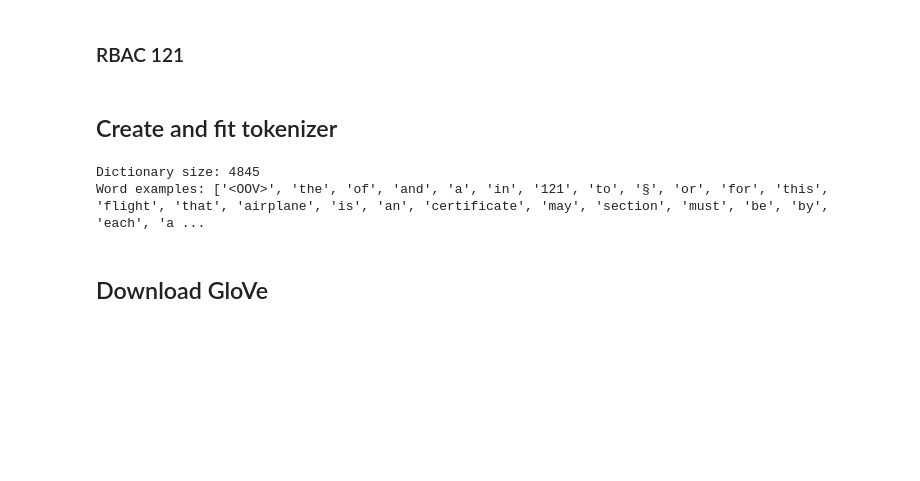
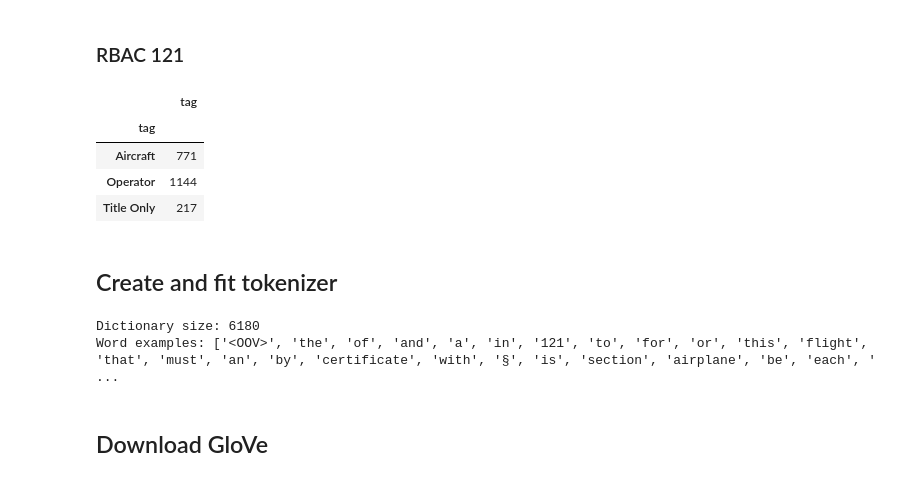
Before and after one commit to fabio-a-oliveira/NLP_Regulations, a Jupyter notebook: classify_requirements.ipynb, the cells around one changed output. Saved outputs shown, nothing was run; the diff lists cells and outputs as text; code cells hidden in the pictures; blank space fills up the shorter version.

```diff
--- a/classify_requirements.ipynb
+++ b/classify_requirements.ipynb
@@ -48,18 +48,22 @@ df_FAA.groupby('tag').agg({'tag':'count'})
 # %% [markdown]
 ### RBAC 121
 # %%
-####################
-#filepath = join(HOME, 'Regulations', 'RBAC121_sections.xlsx')
-#filepath = join(HOME, 'Regulations', 'RBAC121_nodes_labelled.xlsx')
-#df_ANAC = pd.read_excel(filepath)[['title', 'requirement', 'label', 'tag']]
+filepath = join(HOME, 'Regulations', 'RBAC121_nodes_en_labelled.xlsx')
+df_ANAC = pd.read_excel(filepath)[['title', 'requirement_en', 'label', 'tag']]
 # %%
-#df_ANAC.groupby('tag').agg({'tag':'count'})
+df_ANAC.groupby('tag').agg({'tag':'count'})
+# %% [output]
+|  | tag |
+| tag |  |
+| Aircraft | 771 |
+| Operator | 1144 |
+| Title Only | 217 |
 # %% [markdown]
 ## Create and fit tokenizer
 # %%
 tokenizer = tf.keras.preprocessing.text.Tokenizer(oov_token='<OOV>')
 tokenizer.fit_on_texts(df_FAA.requirement.to_list())
-#tokenizer.fit_on_texts(df_ANAC.requirement.to_list())
+tokenizer.fit_on_texts(df_ANAC.requirement_en.to_list())
 
 dict_size = len(tokenizer.word_index)
 
@@ -67,8 +71,8 @@ print('Dictionary size: {}'.format(dict_size))
 print('Word examples: ', end='')
 print(list(tokenizer.word_index)[:100])
 # %% [output]
-Dictionary size: 4845
-Word examples: ['<OOV>', 'the', 'of', 'and', 'a', 'in', '121', 'to', '§', 'or', 'for', 'this', 'flight', 'that', 'airplane', 'is', 'an', 'certificate', 'may', 'section', 'must', 'be', 'by', 'each', 'a ...
+Dictionary size: 6180
+Word examples: ['<OOV>', 'the', 'of', 'and', 'a', 'in', '121', 'to', 'for', 'or', 'this', 'flight', 'that', 'must', 'an', 'by', 'certificate', 'with', '§', 'is', 'section', 'airplane', 'be', 'each', ' ...
 # %% [markdown]
 ## Download GloVe
 # %%
```
Also changed, not shown: parts of 12 cells of this notebook, 13 other files.
